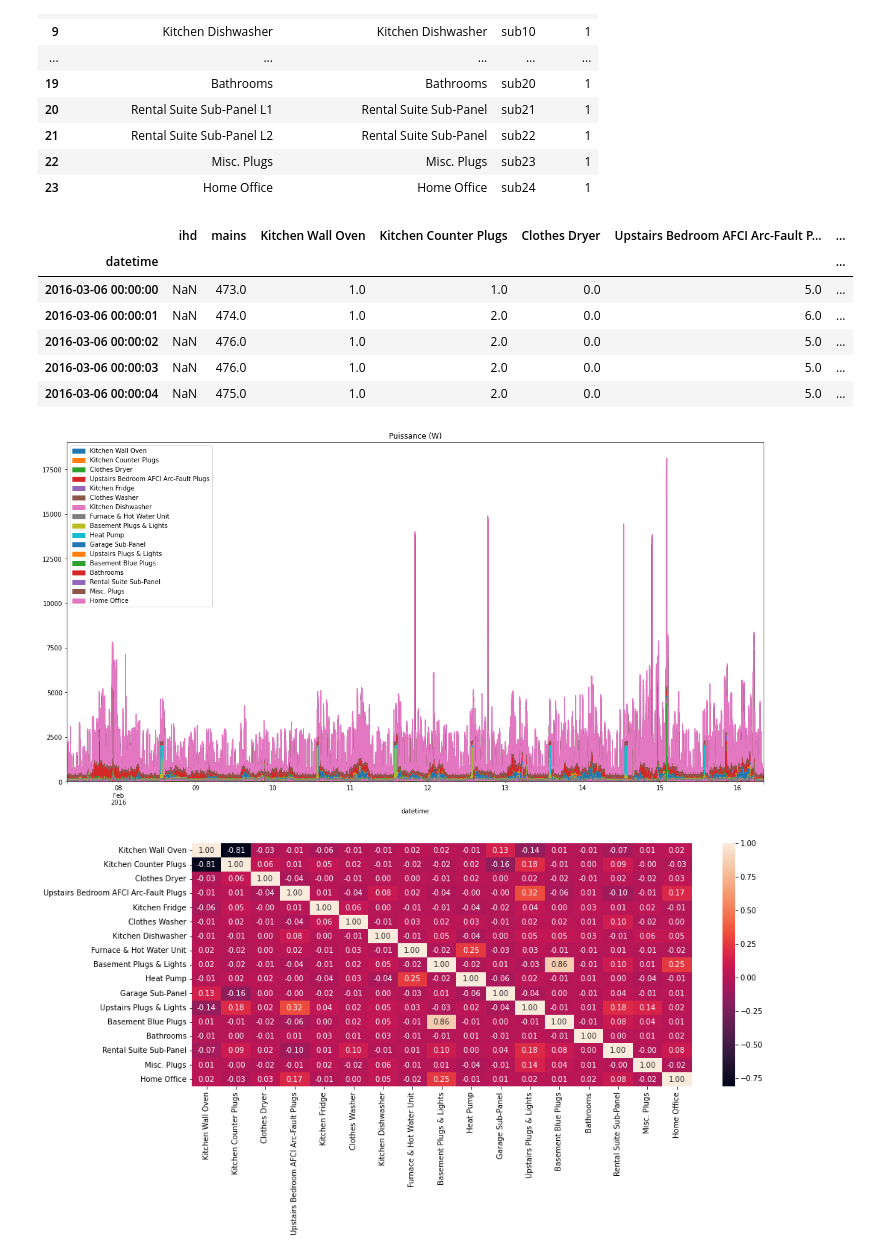
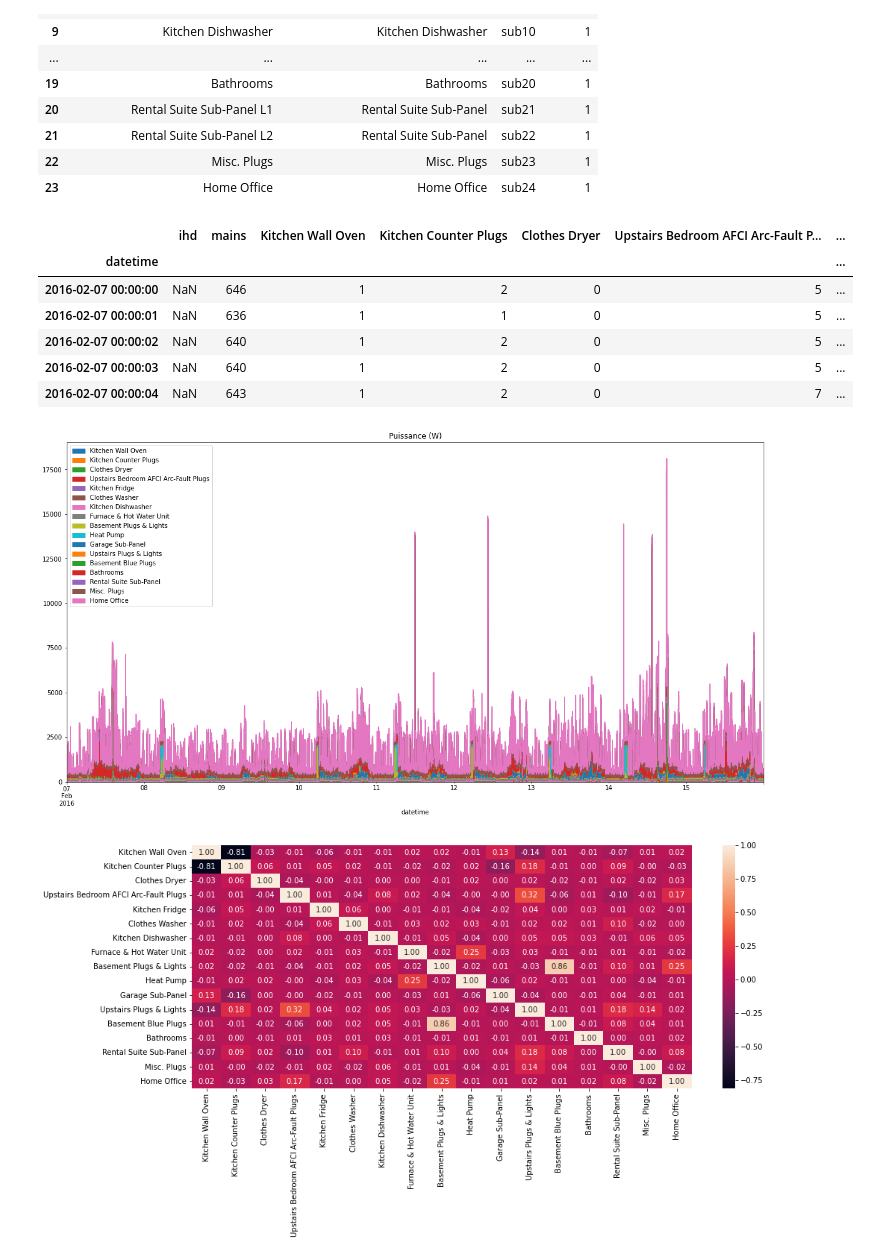
Before and after one commit to hugo-mi/Activity_Detection_From_Electrical_Consumption_Load_Curves, a Jupyter notebook: Exploratory Data Analysis/data_powers.ipynb, the cells around one changed output. Cells and saved outputs as stored; diff of their text form; code cells hidden in the pictures.

```diff
--- a/Exploratory Data Analysis/data_powers.ipynb
+++ b/Exploratory Data Analysis/data_powers.ipynb
@@ -64,34 +63,34 @@ h1_labels
 | 22 | Misc. Plugs | Misc. Plugs | sub23 | 1 |
 | 23 | Home Office | Home Office | sub24 | 1 |
 # %%
-house1_power_blk1 = pd.read_csv('data/house1_power_blk2.csv')
+house1_power_blk1 = pd.read_csv('data/house1_power_blk1.csv')
 house1_power_blk1['datetime'] = pd.to_datetime(house1_power_blk1['unix_ts'], unit='s')
 #house1_power_blk1['datetime'] = house1_power_blk1['datetime'].dt.tz_localize('UTC').dt.tz_convert('America/Vancouver')
 house1_power_blk1['datetime'] = house1_power_blk1['datetime'] - pd.Timedelta("8 hours")
 
 house1_power_blk1 = house1_power_blk1.set_index(house1_power_blk1['datetime'])
 house1_power_blk1 = house1_power_blk1.drop(columns=['unix_ts', 'datetime'])
 
 # id_label = {id: label for label, id in h1_labels.values}
 # house1_power_blk1 = house1_power_blk1.rename(columns=id_label)
 for group in h1_labels['group'].unique():
     sub_id = h1_labels.loc[h1_labels['group'] == group, 'id'].values
     house1_power_blk1[group] = house1_power_blk1[sub_id].sum(axis=1)
     house1_power_blk1 = house1_power_blk1.drop(columns=sub_id)
 
 house1_power_blk1.head()
 # %% [output]
 |  | ihd | mains | Kitchen Wall Oven | Kitchen Counter Plugs | Clothes Dryer | Upstairs Bedroom AFCI Arc-Fault P... | ... |
 | datetime |  |  |  |  |  |  | ... |
-| 2016-03-06 00:00:00 | NaN | 473.0 | 1.0 | 1.0 | 0.0 | 5.0 | ... |
-| 2016-03-06 00:00:01 | NaN | 474.0 | 1.0 | 2.0 | 0.0 | 6.0 | ... |
-| 2016-03-06 00:00:02 | NaN | 476.0 | 1.0 | 2.0 | 0.0 | 5.0 | ... |
-| 2016-03-06 00:00:03 | NaN | 476.0 | 1.0 | 2.0 | 0.0 | 5.0 | ... |
-| 2016-03-06 00:00:04 | NaN | 475.0 | 1.0 | 2.0 | 0.0 | 5.0 | ... |
+| 2016-02-07 00:00:00 | NaN | 646 | 1 | 2 | 0 | 5 | ... |
+| 2016-02-07 00:00:01 | NaN | 636 | 1 | 1 | 0 | 5 | ... |
+| 2016-02-07 00:00:02 | NaN | 640 | 1 | 2 | 0 | 5 | ... |
+| 2016-02-07 00:00:03 | NaN | 640 | 1 | 2 | 0 | 5 | ... |
+| 2016-02-07 00:00:04 | NaN | 643 | 1 | 2 | 0 | 7 | ... |
 # %%
 house1_power_blk1[h1_labels['group'].unique()].plot.area(figsize=(20,10), title='Puissance (W)');
 # %% [output]
-[figure, old version]
+[figure, new version]
 # %%
 plt.figure(figsize=(15,6))
 sns.heatmap(house1_power_blk1[h1_labels['group'].unique()].corr(), annot=True, fmt='.2f');
```
Also changed, not shown: parts of 9 cells of this notebook.
